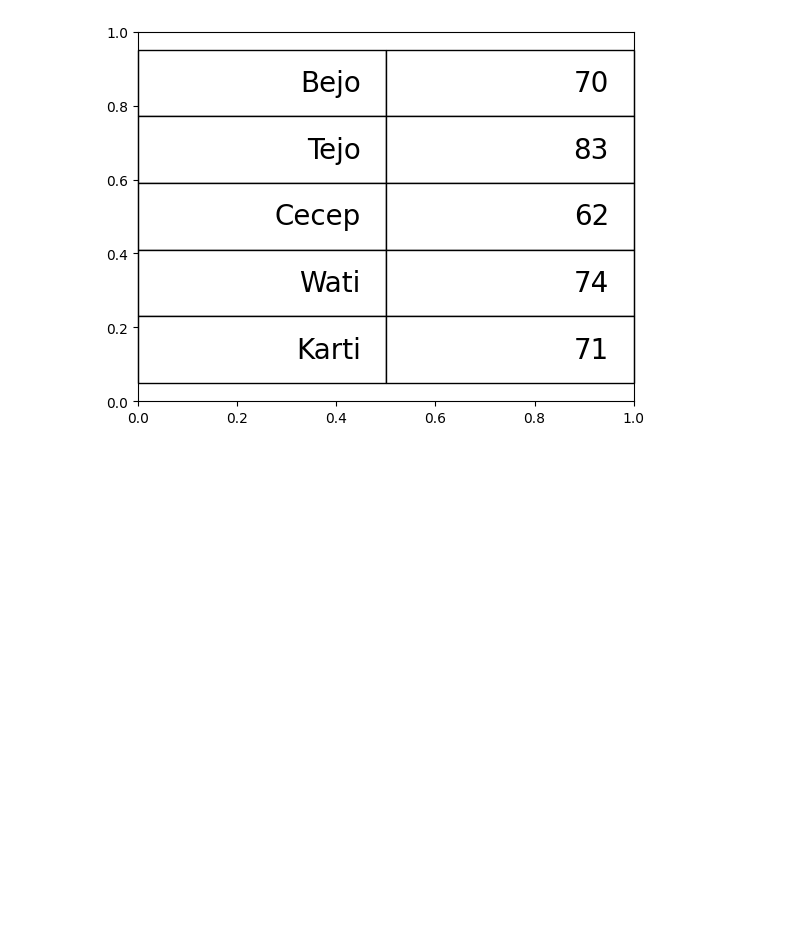
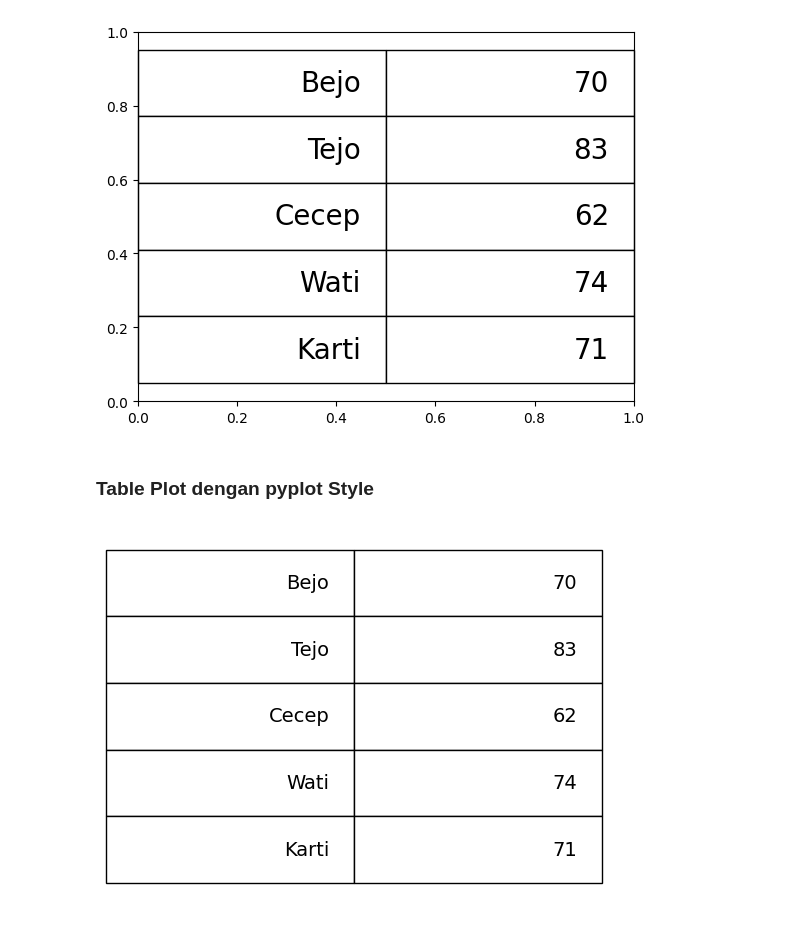
Before and after one commit to LatiefDataVisionary/matplotlib-with-indonesia-belajar, a Jupyter notebook: Matplotlib_07_Belajar_Table_Plot_|_Table_Chart.ipynb, the cells around one changed output. Drawn from its saved outputs; the diff is of its cells as text; code cells hidden in the pictures; blank space fills up the shorter version.

Commit message:
Table Plot dengan pyplot Style

```diff
--- a/Matplotlib_07_Belajar_Table_Plot_|_Table_Chart.ipynb
+++ b/Matplotlib_07_Belajar_Table_Plot_|_Table_Chart.ipynb
@@ -56,3 +56,18 @@ table.scale(1, 4) # ukuran kolom, baris
 plt.show()
 # %% [output]
 [figure]
+# %% [markdown]
+### **Table Plot dengan pyplot Style**
+# %%
+table = plt.table(cellText=data_uas,
+                  loc='center')
+
+table.set_fontsize(14)
+table.scale(1, 4)  # ukuran kolom, baris
+
+ax = plt.gca()
+ax.axis(False)
+
+plt.show()
+# %% [output]
+[figure, added]
```
